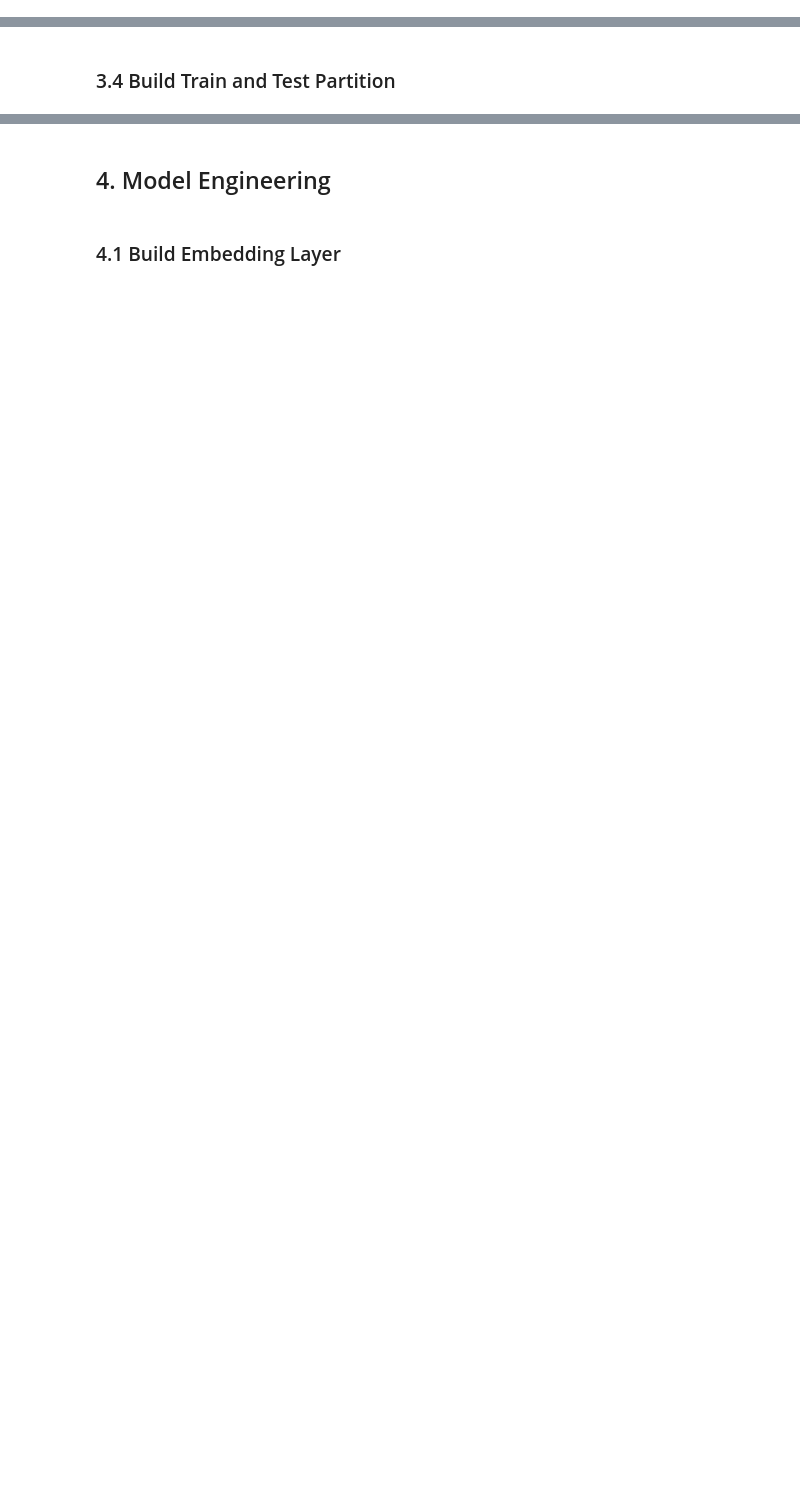
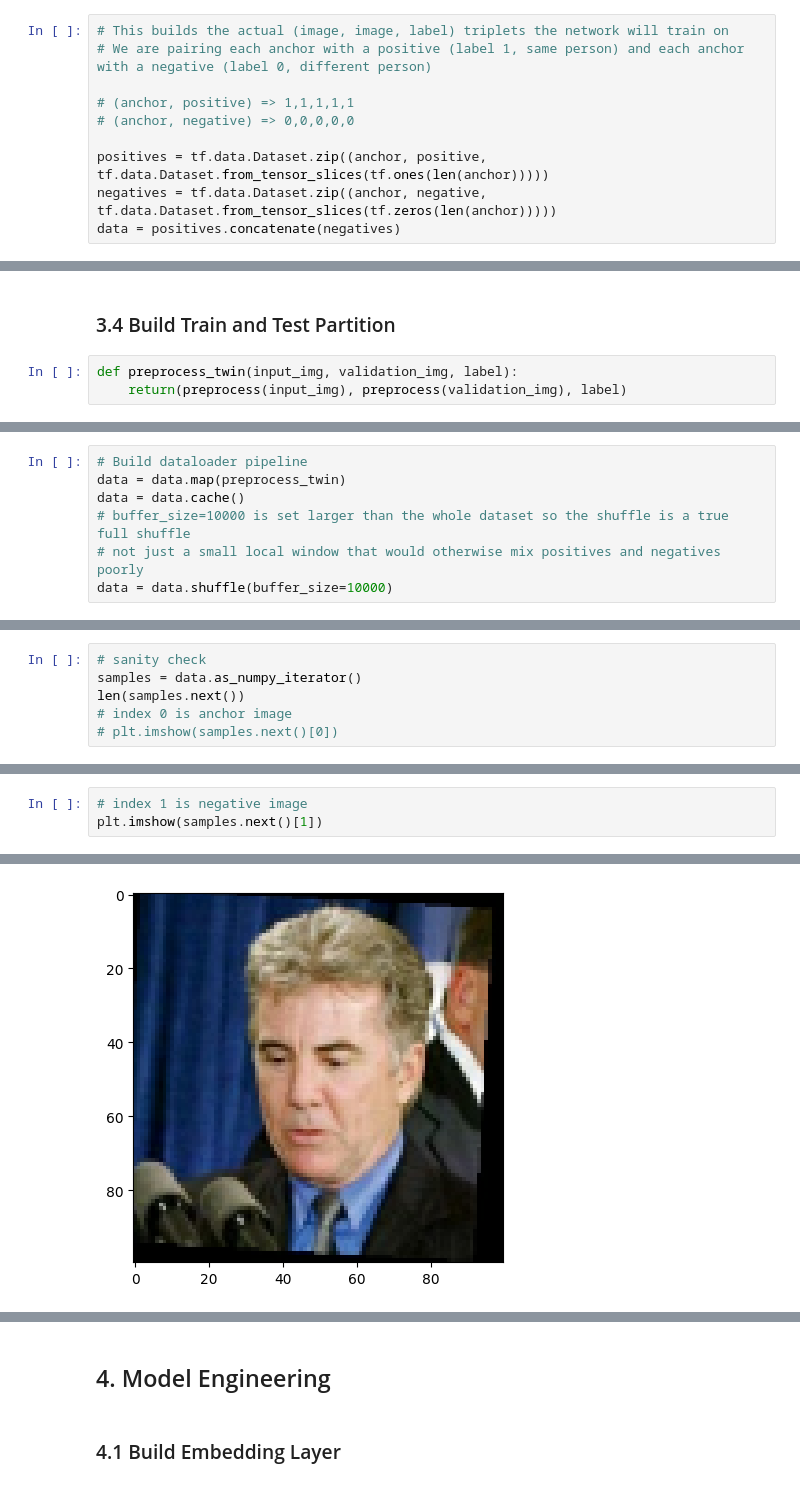
Before and after one commit to sarratwa/facial-recognition-system, a Jupyter notebook: notebooks/Facial Verification with a Siamese Network.ipynb, the cells around one changed output, grey strips where cells are left out. Saved outputs shown, nothing was run; the diff lists cells and outputs as text; blank space fills up the shorter version.

```diff
--- a/notebooks/Facial Verification with a Siamese Network.ipynb
+++ b/notebooks/Facial Verification with a Siamese Network.ipynb
@@ -219,2 +308,12 @@ RuntimeError: No anchor images found in 'data/anchor'. Run capture_images.py on
 # %% [markdown]
 ### 3.3 Create Labelled Dataset
+# %%
+# This builds the actual (image, image, label) triplets the network will train on
+# We are pairing each anchor with a positive (label 1, same person) and each anchor with a negative (label 0, different person)
+
+# (anchor, positive) => 1,1,1,1,1
+# (anchor, negative) => 0,0,0,0,0
+
+positives = tf.data.Dataset.zip((anchor, positive, tf.data.Dataset.from_tensor_slices(tf.ones(len(anchor)))))
+negatives = tf.data.Dataset.zip((anchor, negative, tf.data.Dataset.from_tensor_slices(tf.zeros(len(anchor)))))
+data = positives.concatenate(negatives)
@@ -221,2 +357,5 @@ RuntimeError: No anchor images found in 'data/anchor'. Run capture_images.py on
 # %% [markdown]
 ### 3.4 Build Train and Test Partition
+# %%
+def preprocess_twin(input_img, validation_img, label):
+    return(preprocess(input_img), preprocess(validation_img), label)
@@ -222,0 +396,7 @@ RuntimeError: No anchor images found in 'data/anchor'. Run capture_images.py on
+# %%
+# Build dataloader pipeline
+data = data.map(preprocess_twin)
+data = data.cache()
+# buffer_size=10000 is set larger than the whole dataset so the shuffle is a true full shuffle
+# not just a small local window that would otherwise mix positives and negatives poorly
+data = data.shuffle(buffer_size=10000)
@@ -222,0 +408,6 @@ RuntimeError: No anchor images found in 'data/anchor'. Run capture_images.py on
+# %%
+# sanity check
+samples = data.as_numpy_iterator()
+len(samples.next())
+# index 0 is anchor image
+# plt.imshow(samples.next()[0])
@@ -222,0 +416,4 @@ RuntimeError: No anchor images found in 'data/anchor'. Run capture_images.py on
+# %%
+# index 1 is negative image
+plt.imshow(samples.next()[1])
+# %% [output]
@@ -222,0 +421 @@ RuntimeError: No anchor images found in 'data/anchor'. Run capture_images.py on
+[figure, added]
```
Also changed, not shown: parts of 51 cells of this notebook, 1 other file.
